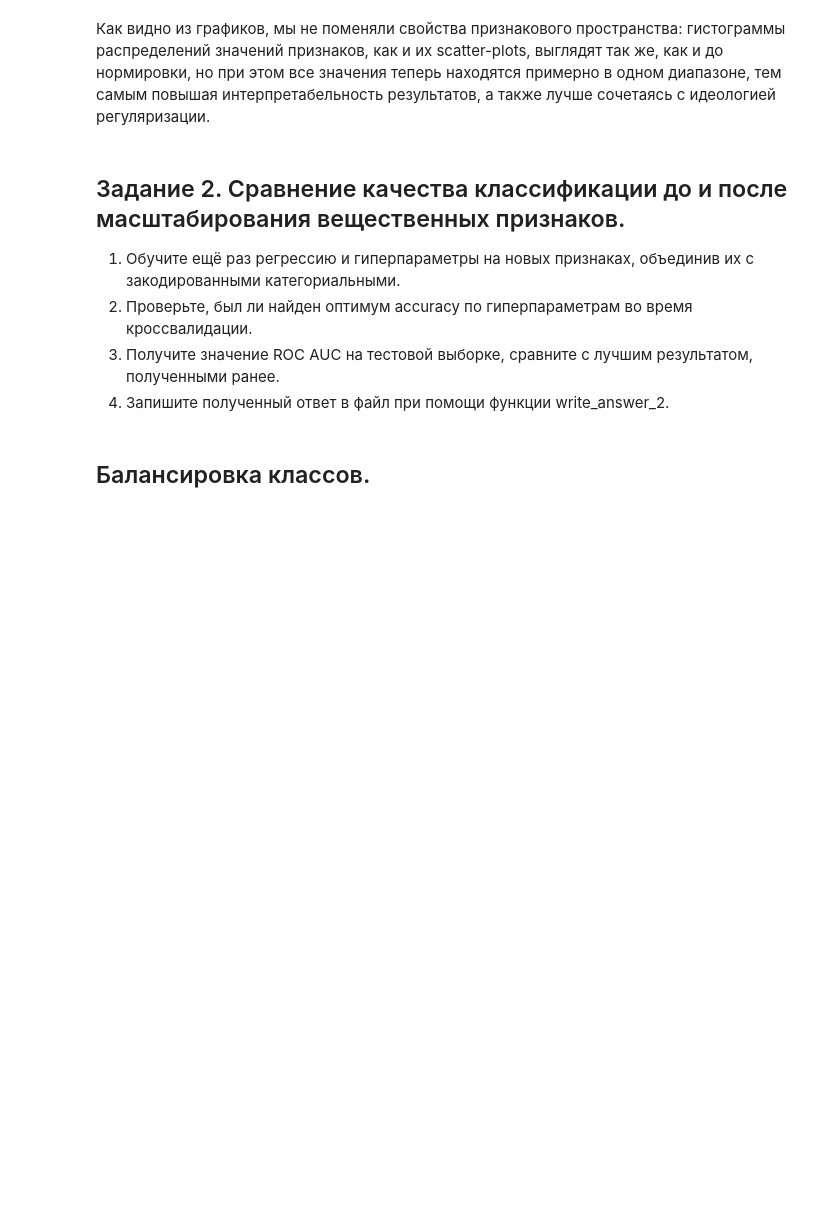
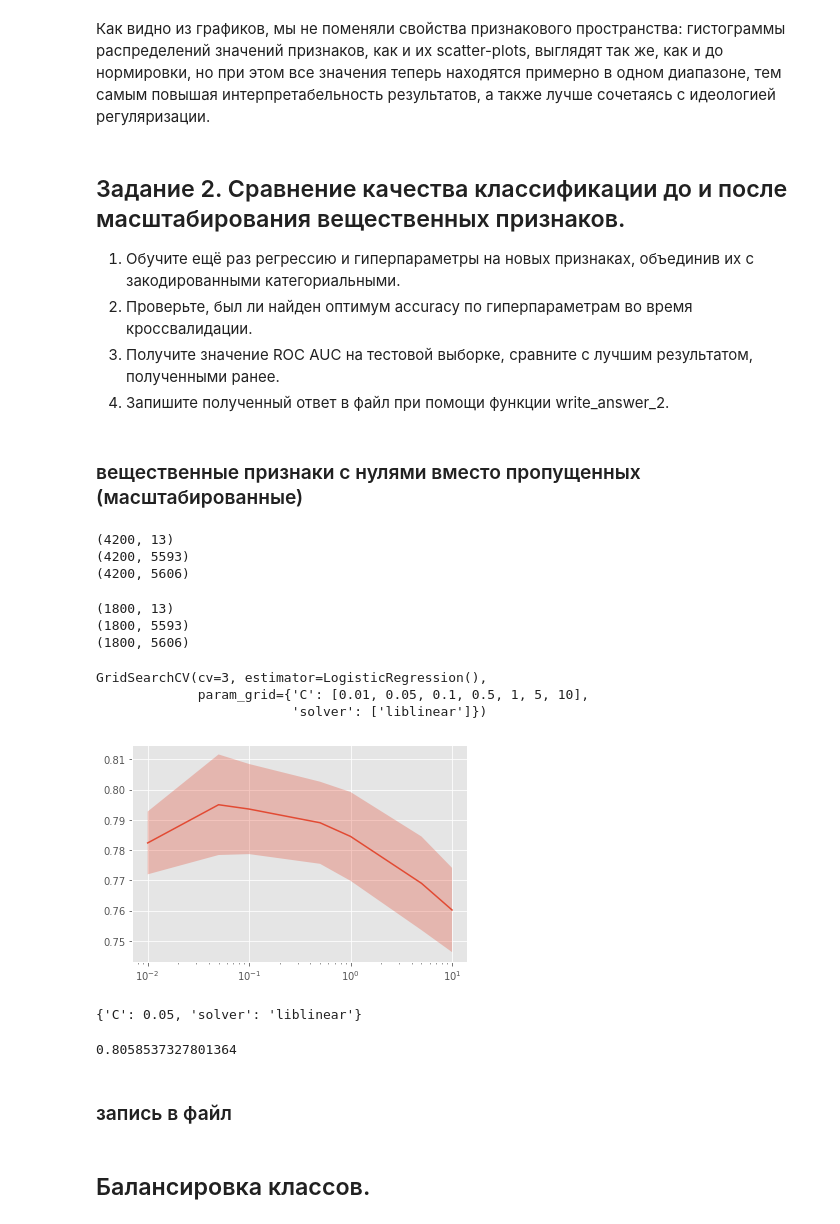
Before and after one commit to SmirnovAlexander/MachineLearningDataAnalysis, a Jupyter notebook: SupervisedLearning/3.DataPreprocessingLogisticRegression/DataPreprocessingLogisticRegression.ipynb, the cells around one changed output. Cells and saved outputs as stored; diff of their text form; code cells hidden in the pictures; blank space fills up the shorter version.

```diff
--- a/SupervisedLearning/3.DataPreprocessingLogisticRegression/DataPreprocessingLogisticRegression.ipynb
+++ b/SupervisedLearning/3.DataPreprocessingLogisticRegression/DataPreprocessingLogisticRegression.ipynb
@@ -544,3 +542,9 @@ from sklearn.preprocessing import StandardScaler
+# %%
+from sklearn.preprocessing import StandardScaler
+
+scaler = StandardScaler()
+X_train_real_scaled = scaler.fit_transform(X_train_real_zeros)
+X_test_real_scaled = scaler.transform(X_test_real_zeros)
 # %% [markdown]
 ## Сравнение признаковых пространств.
 # %% [markdown]
@@ -566,0 +571,42 @@ def write_answer_2(auc):
+# %% [markdown]
+### вещественные признаки с нулями вместо пропущенных (масштабированные)
+# %%
+print(X_train_real_scaled.shape)
+print(X_train_cat_oh.shape)
+
+X_train_real_scaled_final = np.hstack((X_train_real_scaled, X_train_cat_oh))
+print(X_train_real_scaled_final.shape)
+# %% [output]
+(4200, 13)
+(4200, 5593)
+(4200, 5606)
+# %%
+print(X_test_real_scaled.shape)
+print(X_test_cat_oh.shape)
+
+X_test_real_scaled_final = np.hstack((X_test_real_scaled, X_test_cat_oh))
+print(X_test_real_scaled_final.shape)
+# %% [output]
+(1800, 13)
+(1800, 5593)
+(1800, 5606)
+# %%
+optimizer = GridSearchCV(LogisticRegression(), param_grid=param_grid, cv=cv)
+optimizer.fit(X_train_real_scaled_final, y_train)
+# %% [output]
+GridSearchCV(cv=3, estimator=LogisticRegression(),
+             param_grid={'C': [0.01, 0.05, 0.1, 0.5, 1, 5, 10],
+                         'solver': ['liblinear']})
+# %%
+plot_scores(optimizer)
+print(optimizer.best_params_)
+# %% [output]
+[figure, added]
+{'C': 0.05, 'solver': 'liblinear'}
+# %%
+auc = roc_auc_score(y_test, optimizer.predict(X_test_real_scaled_final))
+print(auc)
+# %% [output]
+0.8058537327801364
+# %% [markdown]
+### запись в файл
```
Also changed, not shown: parts of 7 cells of this notebook, 1 other file.
